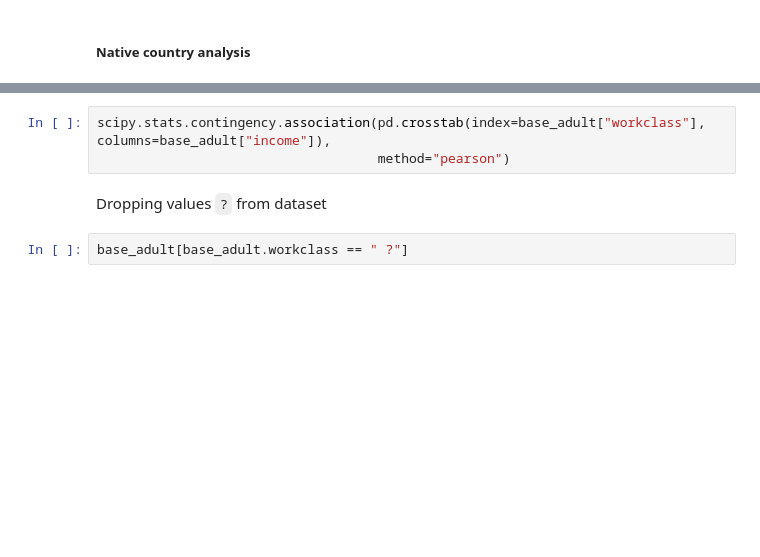
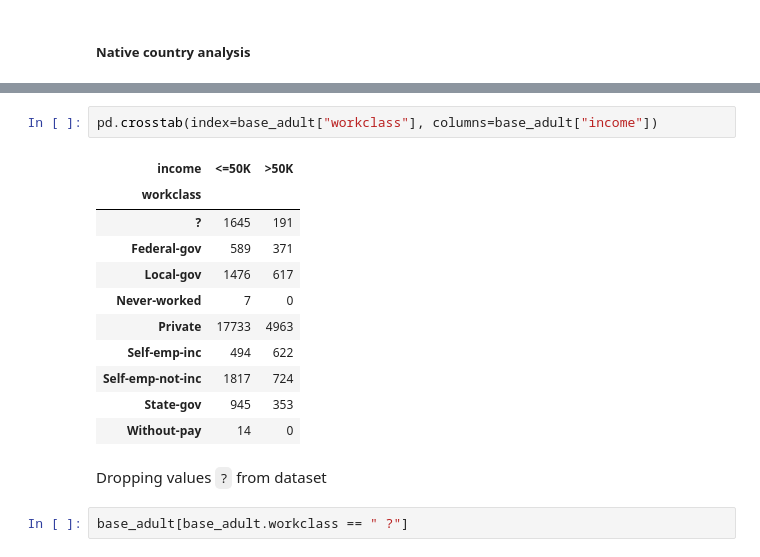
Before and after one commit to gustavo-ren/Adults, a Jupyter notebook: main.ipynb, the cells around one changed output, grey strips where cells are left out. Drawn from its saved outputs; the diff is of its cells as text; blank space fills up the shorter version.

```diff
--- a/main.ipynb
+++ b/main.ipynb
@@ -85,6 +163,17 @@ scipy.stats.contingency.association(pd.crosstab(index=base_adult["workclass"], c
 # %%
-scipy.stats.contingency.association(pd.crosstab(index=base_adult["workclass"], columns=base_adult["income"]),
-                                    method="pearson")
+pd.crosstab(index=base_adult["workclass"], columns=base_adult["income"])
+# %% [output]
+| income | <=50K | >50K |
+| workclass |  |  |
+| ? | 1645 | 191 |
+| Federal-gov | 589 | 371 |
+| Local-gov | 1476 | 617 |
+| Never-worked | 7 | 0 |
+| Private | 17733 | 4963 |
+| Self-emp-inc | 494 | 622 |
+| Self-emp-not-inc | 1817 | 724 |
+| State-gov | 945 | 353 |
+| Without-pay | 14 | 0 |
 # %% [markdown]
 Dropping values `?` from dataset
 # %%
```
Also changed, not shown: parts of 46 cells of this notebook, 3 other files.
